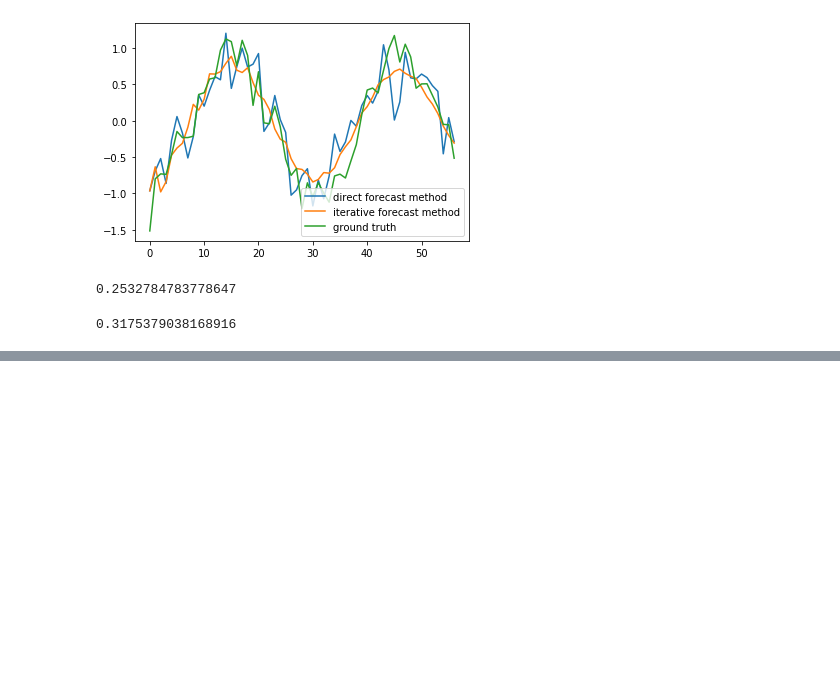
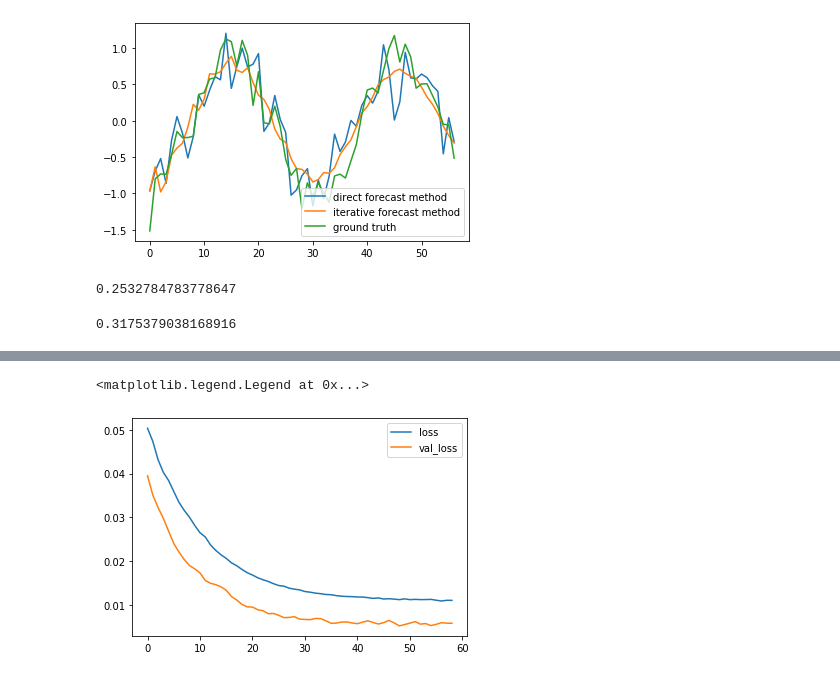
Before and after one commit to health-data-science-OR/forecasting, a Jupyter notebook: autoregression/autoregression2.ipynb, the cells around one changed output, grey strips where cells are left out. Drawn from its saved outputs; the diff is of its cells as text; code cells hidden in the pictures; blank space fills up the shorter version.

```diff
--- a/autoregression/autoregression2.ipynb
+++ b/autoregression/autoregression2.ipynb
@@ -497,0 +539,2 @@ In this particular example (and holdout set) the iterative method out performed
+# %%
+scaler = MinMaxScaler(feature_range=(-1, 1))
@@ -497,0 +545,29 @@ In this particular example (and holdout set) the iterative method out performed
+# %%
+y_train = scaler.transform(y_train.reshape(-1, 1))
+X_train = scaler.transform(X_train)
+X_test = scaler.transform(X_test)
+y_test = scaler.transform(y_test.reshape(-1, 1))
+# %%
+#set tensorflow random seed
+tf.random.set_seed(1234)
+
+N_EPOCHS = 100
+es = EarlyStopping(monitor='val_loss', patience=10)
+
+#compile the tf model
+model = get_linear_model(WINDOW_SIZE, metrics=['mae'])
+
+#fit model silently
+history = model.fit(x=X_train,
+                    y=y_train,
+                    epochs=N_EPOCHS,
+                    validation_data=(X_test, y_test),
+                    verbose=0,
+                    callbacks=[es])
+# %%
+plt.plot(history.history['loss'], label='loss')
+plt.plot(history.history['val_loss'], label='val_loss')
+plt.legend()
+# %% [output]
+<matplotlib.legend.Legend at 0x...>
+[figure, added]
```
Also changed, not shown: parts of 29 cells of this notebook.
